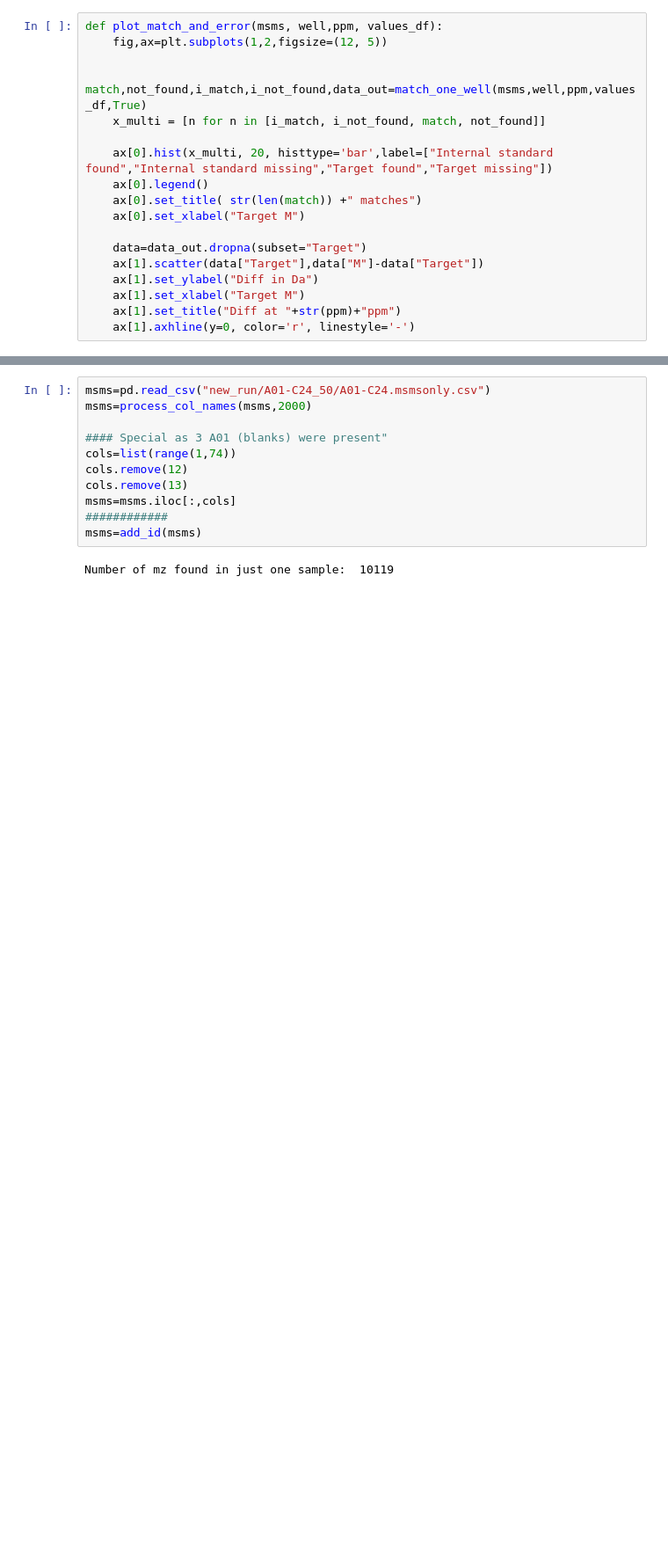
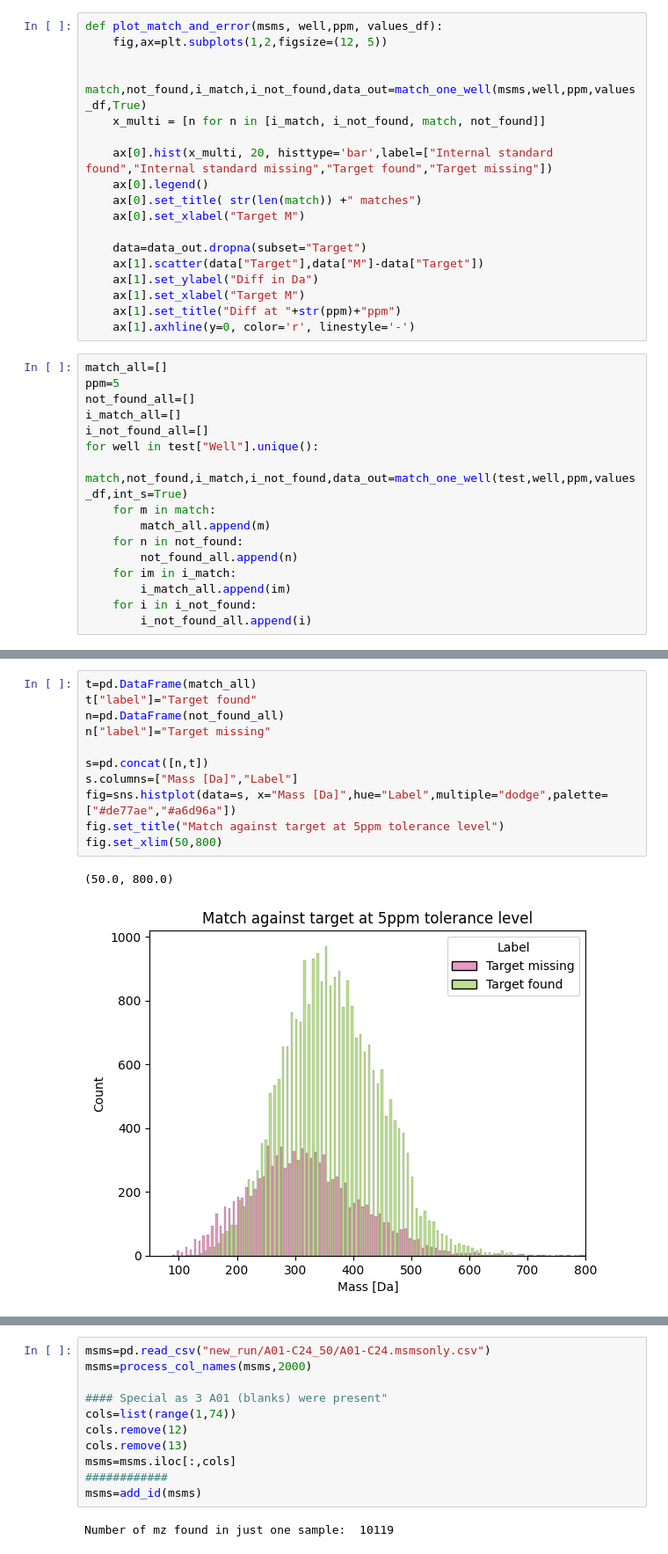
Before and after one commit to Micholms/tims_tof_data_extraction, a Jupyter notebook: data_handling_REST_API.ipynb, the cells around one changed output, grey strips where cells are left out. Shown: that part at 88% size. Drawn from its saved outputs; the diff is of its cells as text; blank space fills up the shorter version.

```diff
--- a/data_handling_REST_API.ipynb
+++ b/data_handling_REST_API.ipynb
@@ -32,3 +71,19 @@ def plot_match_and_error(msms, well,ppm, values_df):
     ax[1].set_xlabel("Target M")
     ax[1].set_title("Diff at "+str(ppm)+"ppm")
     ax[1].axhline(y=0, color='r', linestyle='-')
+# %%
+match_all=[]
+ppm=5
+not_found_all=[]
+i_match_all=[]
+i_not_found_all=[]
+for well in test["Well"].unique():
+    match,not_found,i_match,i_not_found,data_out=match_one_well(test,well,ppm,values_df,int_s=True)
+    for m in match:
+        match_all.append(m)
+    for n in not_found:
+        not_found_all.append(n)
+    for im in i_match:
+        i_match_all.append(im)
+    for i in i_not_found:
+        i_not_found_all.append(i)
@@ -34,0 +108,14 @@ def plot_match_and_error(msms, well,ppm, values_df):
+# %%
+t=pd.DataFrame(match_all)
+t["label"]="Target found"
+n=pd.DataFrame(not_found_all)
+n["label"]="Target missing"
+
+s=pd.concat([n,t])
+s.columns=["Mass [Da]","Label"]
+fig=sns.histplot(data=s, x="Mass [Da]",hue="Label",multiple="dodge",palette=["#de77ae","#a6d96a"])
+fig.set_title("Match against target at 5ppm tolerance level")
+fig.set_xlim(50,800)
+# %% [output]
+(50.0, 800.0)
+[figure, added]
```
Also changed, not shown: parts of 18 cells of this notebook, 1 other file.
